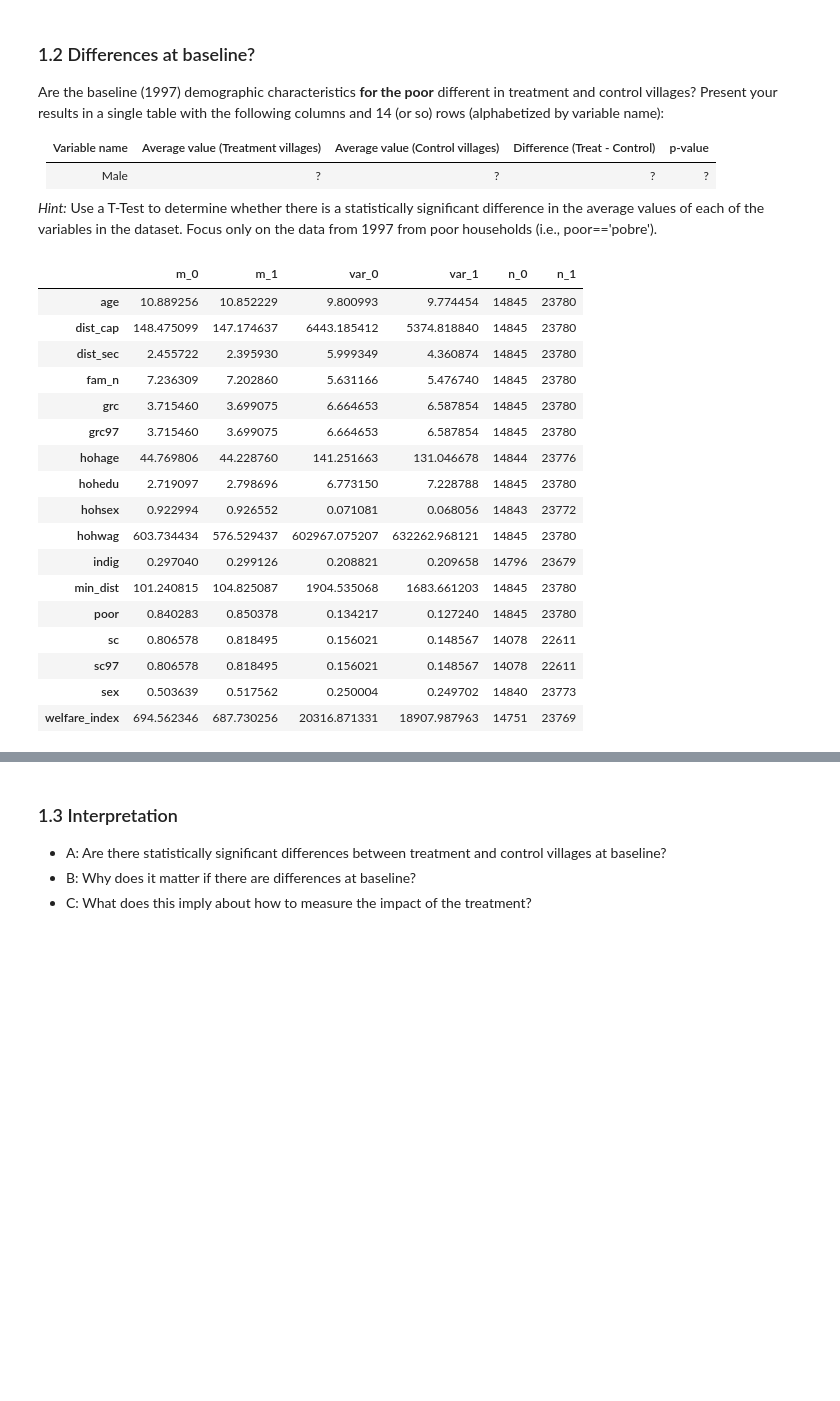
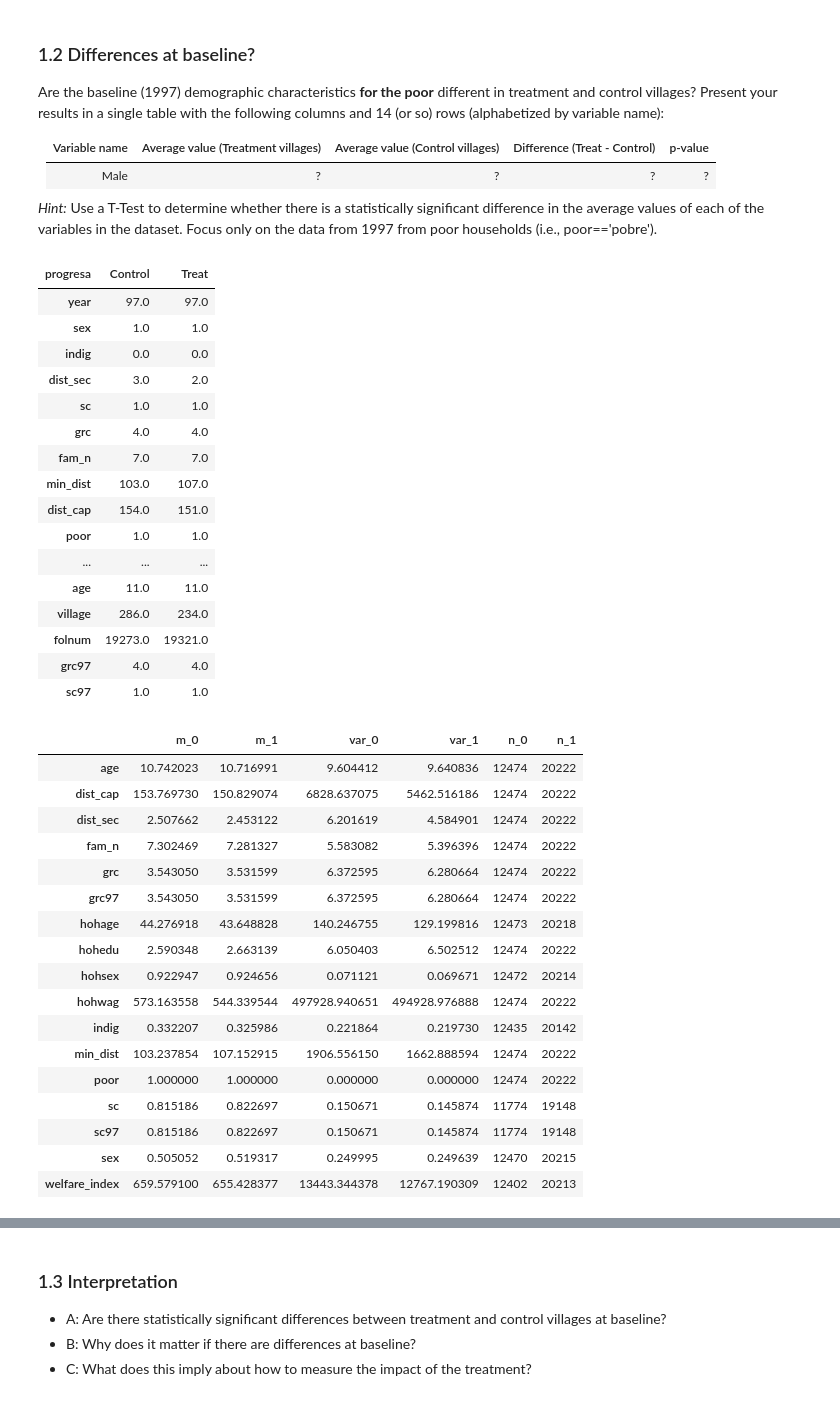
Before and after one commit to jatkins23/info251-aml-s24, a Jupyter notebook: psets/PS2/ATKINS_JON-PS2.ipynb, the cells around one changed output, grey strips where cells are left out. Drawn from its saved outputs; the diff is of its cells as text; code cells hidden in the pictures; blank space fills up the shorter version.

Commit message:
progress 2.4

```diff
--- a/psets/PS2/ATKINS_JON-PS2.ipynb
+++ b/psets/PS2/ATKINS_JON-PS2.ipynb
@@ -332,57 +334,76 @@ Are the baseline (1997) demographic characteristics **for the poor**  different
 # %%
 # your code here
 # First lets use a basic group_by to see if we can visulize any differences
 (
     df
+    .query('poor == 1')
     .query('year == 97')
     .groupby('progresa')
     .agg('mean')
     .transpose()
     .apply(round, 1)
     .rename(columns={0: 'Control', 1: 'Treat'})
+    .pipe(display)
 )
 
 # Now the t-test
-## let's calculate by hand since we already ran the mean/std above
+## let's calculate by hand since we already ran the mean/std above and it'll be good practice for some table-operations
 t_summary_funcs = [np.nanmean, np.nanstd, np.nanvar, lambda x: sum(~np.isnan(x))] # weird behavior around groupby summary stats?
-t_summary_funcs = ['mean', 'std', 'var', lambda x: sum(~np.isnan(x))]
+t_summary_funcs = ['mean', 'std', 'var', lambda x: sum(~np.isnan(x))] # so use this instead
 
 # Get classes
-df97 = df[df['year'] == 97]
+df97 = df[(df['year'] == 97) & (df['poor'] == 1)]
 df97_treat = df97[df97['progresa'] == 1]
 df97_control = df97[df97['progresa'] == 0]
 
 # now map over the columns and calculate columns
 df97_t_summary_df = (
     df97[metric_cols + cat_cols]
-    .groupby('progresa')
-    .agg(t_summary_funcs)
-    .rename(level = 1, columns={'mean':'m','<lambda_0>': 'n'})
+    .query('poor == 1') # poor only
+    .groupby('progresa') # group by tc_var
+    .agg(t_summary_funcs) # aggregate across all summary funcs
+    .rename(level = 1, columns={'mean':'m','<lambda_0>': 'n'}) # rename to match the t-stat formula
     .stack(0)
-    .unstack(0)
-    .rename(level = 1, columns={0: '0', 1: '1'})
-    #.swaplevel(0,1,1)
-    .pipe(lambda s: s.set_axis(s.columns.map('_'.join), axis=1))
-    .drop(['std_0','std_1'], axis=1)
+    .unstack(0) # swap index axes
+    .rename(level = 1, columns={0: '0', 1: '1'}) # set to char
+    .pipe(lambda s: s.set_axis(s.columns.map('_'.join), axis=1)) # collapse the two-level col-headers into 1
+    .drop(['std_0','std_1'], axis=1) # drop stddev cause its unnecessary
 )
 display(df97_t_summary_df)
 # %% [output]
-|  | m_0 | m_1 | var_0 | var_1 | n_0 | n_1 |
-| age | 10.889256 | 10.852229 | 9.800993 | 9.774454 | 14845 | 23780 |
-| dist_cap | 148.475099 | 147.174637 | 6443.185412 | 5374.818840 | 14845 | 23780 |
-| dist_sec | 2.455722 | 2.395930 | 5.999349 | 4.360874 | 14845 | 23780 |
-| fam_n | 7.236309 | 7.202860 | 5.631166 | 5.476740 | 14845 | 23780 |
-| grc | 3.715460 | 3.699075 | 6.664653 | 6.587854 | 14845 | 23780 |
-| grc97 | 3.715460 | 3.699075 | 6.664653 | 6.587854 | 14845 | 23780 |
-| hohage | 44.769806 | 44.228760 | 141.251663 | 131.046678 | 14844 | 23776 |
-| hohedu | 2.719097 | 2.798696 | 6.773150 | 7.228788 | 14845 | 23780 |
-| hohsex | 0.922994 | 0.926552 | 0.071081 | 0.068056 | 14843 | 23772 |
-| hohwag | 603.734434 | 576.529437 | 602967.075207 | 632262.968121 | 14845 | 23780 |
-| indig | 0.297040 | 0.299126 | 0.208821 | 0.209658 | 14796 | 23679 |
-| min_dist | 101.240815 | 104.825087 | 1904.535068 | 1683.661203 | 14845 | 23780 |
-| poor | 0.840283 | 0.850378 | 0.134217 | 0.127240 | 14845 | 23780 |
-| sc | 0.806578 | 0.818495 | 0.156021 | 0.148567 | 14078 | 22611 |
-| sc97 | 0.806578 | 0.818495 | 0.156021 | 0.148567 | 14078 | 22611 |
-| sex | 0.503639 | 0.517562 | 0.250004 | 0.249702 | 14840 | 23773 |
-| welfare_index | 694.562346 | 687.730256 | 20316.871331 | 18907.987963 | 14751 | 23769 |
+| progresa | Control | Treat |
+| year | 97.0 | 97.0 |
+| sex | 1.0 | 1.0 |
+| indig | 0.0 | 0.0 |
+| dist_sec | 3.0 | 2.0 |
+| sc | 1.0 | 1.0 |
+| grc | 4.0 | 4.0 |
+| fam_n | 7.0 | 7.0 |
+| min_dist | 103.0 | 107.0 |
+| dist_cap | 154.0 | 151.0 |
+| poor | 1.0 | 1.0 |
+| ... | ... | ... |
+| age | 11.0 | 11.0 |
+| village | 286.0 | 234.0 |
+| folnum | 19273.0 | 19321.0 |
+| grc97 | 4.0 | 4.0 |
+| sc97 | 1.0 | 1.0 |
+|  | m_0 | m_1 | var_0 | var_1 | n_0 | n_1 |
+| age | 10.742023 | 10.716991 | 9.604412 | 9.640836 | 12474 | 20222 |
+| dist_cap | 153.769730 | 150.829074 | 6828.637075 | 5462.516186 | 12474 | 20222 |
+| dist_sec | 2.507662 | 2.453122 | 6.201619 | 4.584901 | 12474 | 20222 |
+| fam_n | 7.302469 | 7.281327 | 5.583082 | 5.396396 | 12474 | 20222 |
+| grc | 3.543050 | 3.531599 | 6.372595 | 6.280664 | 12474 | 20222 |
+| grc97 | 3.543050 | 3.531599 | 6.372595 | 6.280664 | 12474 | 20222 |
+| hohage | 44.276918 | 43.648828 | 140.246755 | 129.199816 | 12473 | 20218 |
+| hohedu | 2.590348 | 2.663139 | 6.050403 | 6.502512 | 12474 | 20222 |
+| hohsex | 0.922947 | 0.924656 | 0.071121 | 0.069671 | 12472 | 20214 |
+| hohwag | 573.163558 | 544.339544 | 497928.940651 | 494928.976888 | 12474 | 20222 |
+| indig | 0.332207 | 0.325986 | 0.221864 | 0.219730 | 12435 | 20142 |
+| min_dist | 103.237854 | 107.152915 | 1906.556150 | 1662.888594 | 12474 | 20222 |
+| poor | 1.000000 | 1.000000 | 0.000000 | 0.000000 | 12474 | 20222 |
+| sc | 0.815186 | 0.822697 | 0.150671 | 0.145874 | 11774 | 19148 |
+| sc97 | 0.815186 | 0.822697 | 0.150671 | 0.145874 | 11774 | 19148 |
+| sex | 0.505052 | 0.519317 | 0.249995 | 0.249639 | 12470 | 20215 |
+| welfare_index | 659.579100 | 655.428377 | 13443.344378 | 12767.190309 | 12402 | 20213 |
 # %% [markdown]
```
Also changed, not shown: parts of 21 cells of this notebook.
